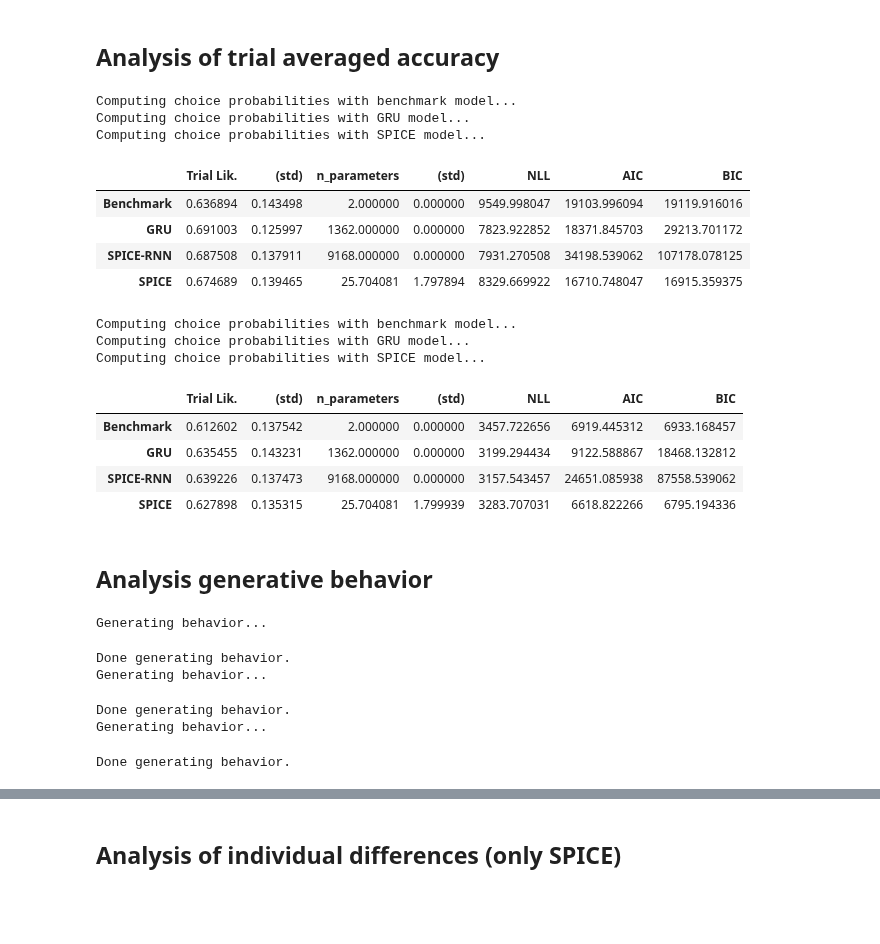
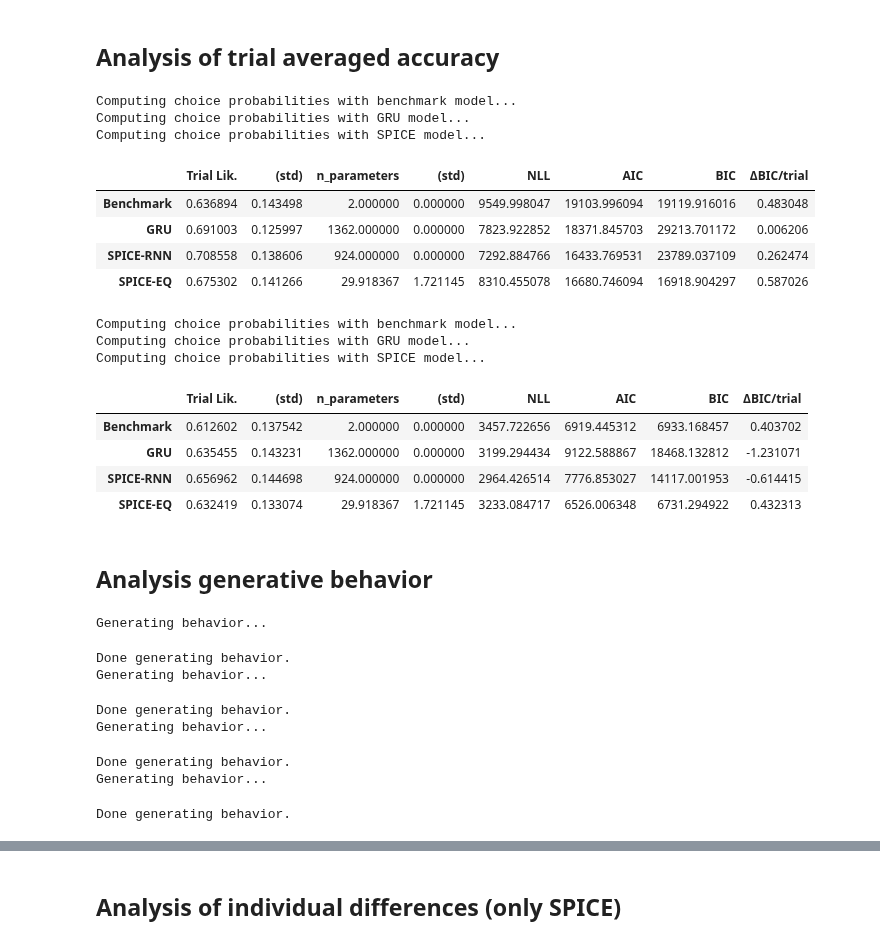
Before and after one commit to whyhardt/SPICE, a Jupyter notebook: weinhardt2026/studies/ganesh2024a/ganesh2024a.ipynb, the cells around one changed output, grey strips where cells are left out. Saved outputs shown, nothing was run; the diff lists cells and outputs as text; code cells hidden in the pictures; blank space fills up the shorter version.

```diff
--- a/weinhardt2026/studies/ganesh2024a/ganesh2024a.ipynb
+++ b/weinhardt2026/studies/ganesh2024a/ganesh2024a.ipynb
@@ -16,8 +16,8 @@ from spice_ganesh2024a import SpiceModel, CONFIG
 # NOTEBOOK CONFIGURATION
 # %%
 train_spice = True
-train_bay = True
-train_gru = True
+train_bay = False
+train_gru = False
 # %% [markdown]
 # Load dataset
 # %% [markdown]
@@ -33,17 +33,18 @@ Number of actions: 2
 # %% [markdown]
 # SPICE Setup
 # %%
-path_spice = 'params/spice_ganesh2024a_stage1.pkl'
+path_spice = 'params/spice_ganesh2024a.pkl'
 
 estimator = SpiceEstimator(
     # model paramaeters
-    spice_class=SPICERNN,
-    spice_config=spice_config,
+    spice_class=SpiceModel,
+    spice_config=CONFIG,
     n_actions=dataset_train.n_actions,
     n_participants=dataset_train.n_participants,
 
     epochs=1000,
-    warmup_steps=250,
+    warmup_steps=500,
+    ensemble_size=1,
 
     device=torch.device('cuda' if torch.cuda.is_available() else 'cpu'),
     verbose=True,
@@ -265,27 +195,28 @@ analysis_model_evaluation(
 Computing choice probabilities with benchmark model...
 Computing choice probabilities with GRU model...
 Computing choice probabilities with SPICE model...
-|  | Trial Lik. | (std) | n_parameters | (std) | NLL | AIC | BIC |
-| Benchmark | 0.636894 | 0.143498 | 2.000000 | 0.000000 | 9549.998047 | 19103.996094 | 19119.916016 |
-| GRU | 0.691003 | 0.125997 | 1362.000000 | 0.000000 | 7823.922852 | 18371.845703 | 29213.701172 |
-| SPICE-RNN | 0.687508 | 0.137911 | 9168.000000 | 0.000000 | 7931.270508 | 34198.539062 | 107178.078125 |
-| SPICE | 0.674689 | 0.139465 | 25.704081 | 1.797894 | 8329.669922 | 16710.748047 | 16915.359375 |
+|  | Trial Lik. | (std) | n_parameters | (std) | NLL | AIC | BIC | ΔBIC/trial |
+| Benchmark | 0.636894 | 0.143498 | 2.000000 | 0.000000 | 9549.998047 | 19103.996094 | 19119.916016 | 0.483048 |
+| GRU | 0.691003 | 0.125997 | 1362.000000 | 0.000000 | 7823.922852 | 18371.845703 | 29213.701172 | 0.006206 |
+| SPICE-RNN | 0.708558 | 0.138606 | 924.000000 | 0.000000 | 7292.884766 | 16433.769531 | 23789.037109 | 0.262474 |
+| SPICE-EQ | 0.675302 | 0.141266 | 29.918367 | 1.721145 | 8310.455078 | 16680.746094 | 16918.904297 | 0.587026 |
 # %%
 analysis_model_evaluation(
     dataset=dataset_test,
     spice_model=estimator,
     gru_model=gru,
     benchmark_model=bay,
+    output_dir='results',
     )
 # %% [output]
 Computing choice probabilities with benchmark model...
 Computing choice probabilities with GRU model...
 Computing choice probabilities with SPICE model...
-|  | Trial Lik. | (std) | n_parameters | (std) | NLL | AIC | BIC |
-| Benchmark | 0.612602 | 0.137542 | 2.000000 | 0.000000 | 3457.722656 | 6919.445312 | 6933.168457 |
-| GRU | 0.635455 | 0.143231 | 1362.000000 | 0.000000 | 3199.294434 | 9122.588867 | 18468.132812 |
-| SPICE-RNN | 0.639226 | 0.137473 | 9168.000000 | 0.000000 | 3157.543457 | 24651.085938 | 87558.539062 |
-| SPICE | 0.627898 | 0.135315 | 25.704081 | 1.799939 | 3283.707031 | 6618.822266 | 6795.194336 |
+|  | Trial Lik. | (std) | n_parameters | (std) | NLL | AIC | BIC | ΔBIC/trial |
+| Benchmark | 0.612602 | 0.137542 | 2.000000 | 0.000000 | 3457.722656 | 6919.445312 | 6933.168457 | 0.403702 |
+| GRU | 0.635455 | 0.143231 | 1362.000000 | 0.000000 | 3199.294434 | 9122.588867 | 18468.132812 | -1.231071 |
+| SPICE-RNN | 0.656962 | 0.144698 | 924.000000 | 0.000000 | 2964.426514 | 7776.853027 | 14117.001953 | -0.614415 |
+| SPICE-EQ | 0.632419 | 0.133074 | 29.918367 | 1.721145 | 3233.084717 | 6526.006348 | 6731.294922 | 0.432313 |
 # %% [markdown]
 ## Analysis generative behavior
 # %%
@@ -322,6 +253,8 @@ Generating behavior...
 Done generating behavior.
 Generating behavior...
 Done generating behavior.
+Generating behavior...
+Done generating behavior.
 # %%
 from analysis_generative import analysis_generative_behavior
 # %%
```
Also changed, not shown: parts of 8 cells of this notebook, 48 other files.
